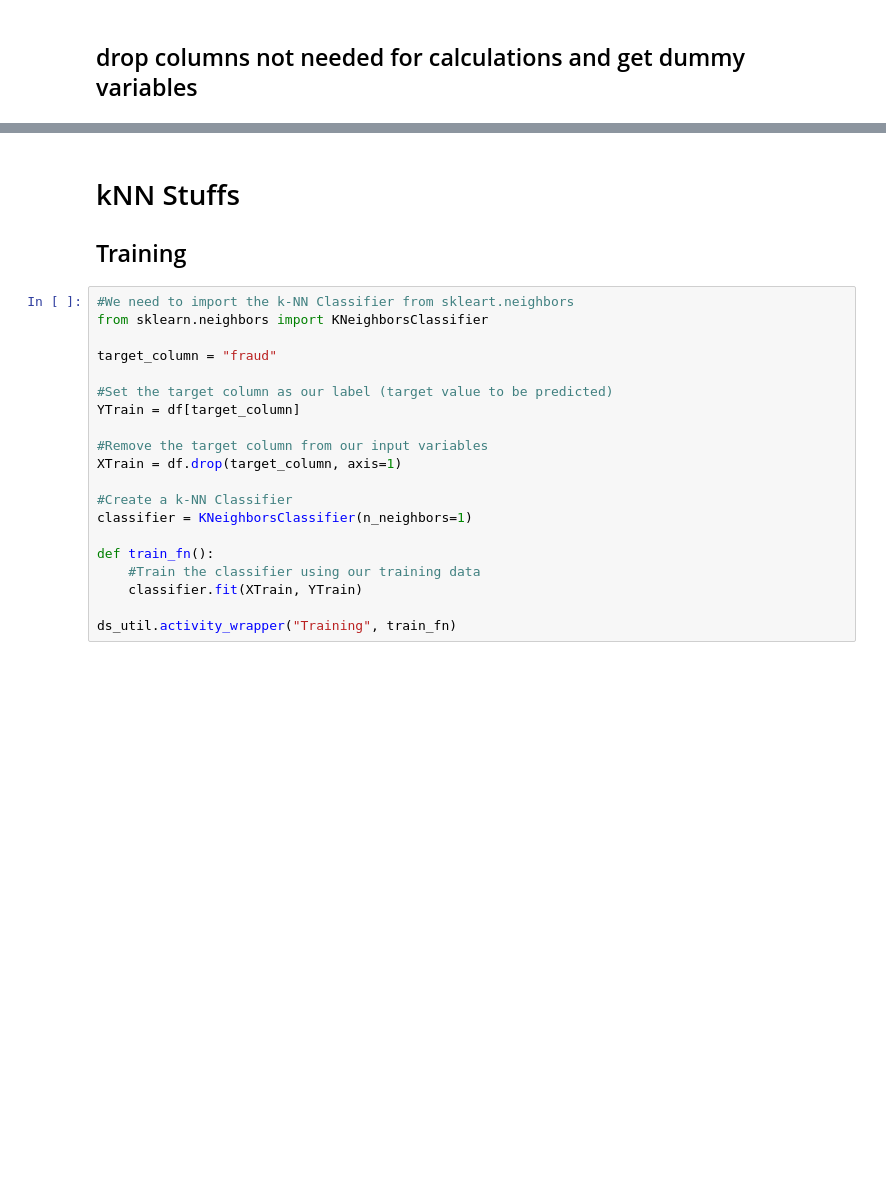
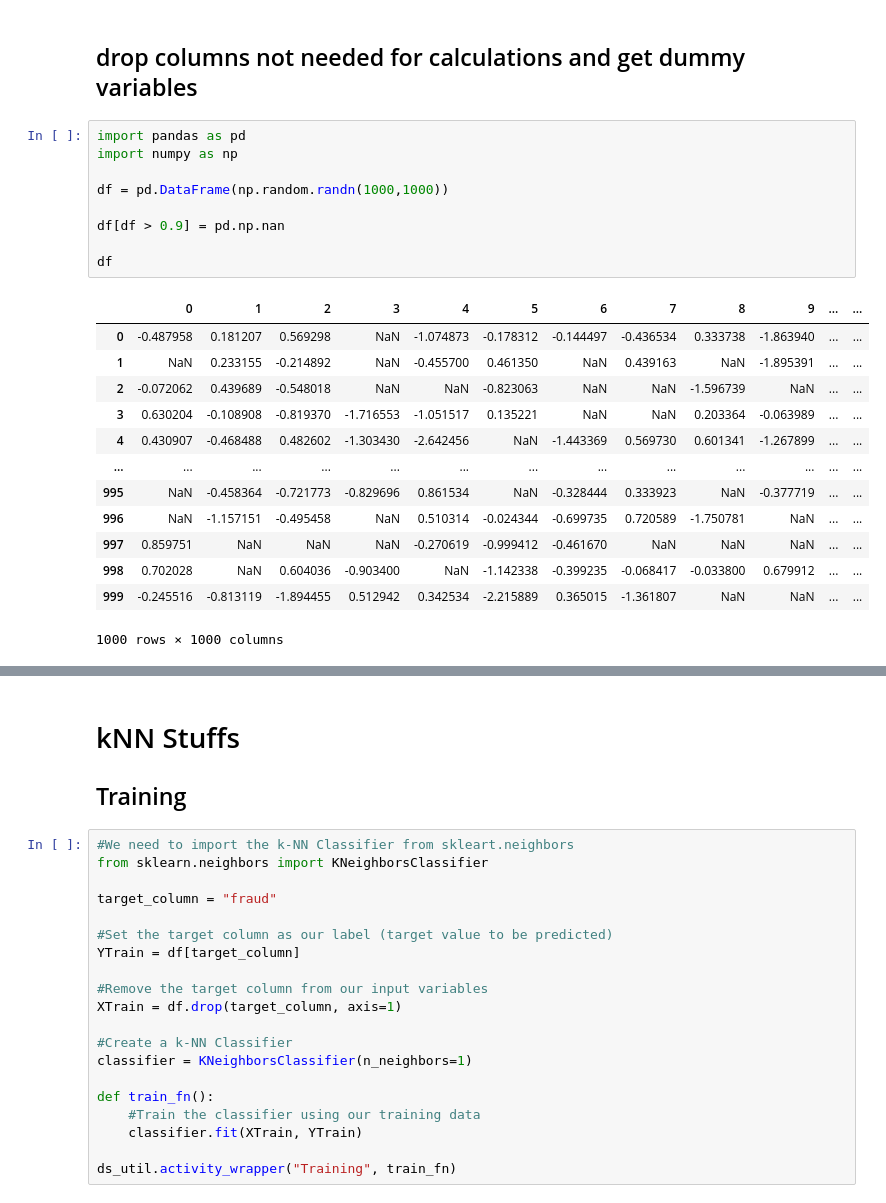
Before and after one commit to haalcala/NYP-SDAI, a Jupyter notebook: ITI105/project/Fraud_detection_harold_knn.ipynb, the cells around one changed output, grey strips where cells are left out. Drawn from its saved outputs; the diff is of its cells as text; blank space fills up the shorter version.

```diff
--- a/ITI105/project/Fraud_detection_harold_knn.ipynb
+++ b/ITI105/project/Fraud_detection_harold_knn.ipynb
@@ -61,5 +61,28 @@ Name: fraud, dtype: int64
 # %% [markdown]
 ## drop columns not needed for calculations and get dummy variables
+# %%
+import pandas as pd
+import numpy as np
+
+df = pd.DataFrame(np.random.randn(1000,1000))
+
+df[df > 0.9] = pd.np.nan
+
+df
+# %% [output]
+|  | 0 | 1 | 2 | 3 | 4 | 5 | 6 | 7 | 8 | 9 | ... | ... |
+| 0 | -0.487958 | 0.181207 | 0.569298 | NaN | -1.074873 | -0.178312 | -0.144497 | -0.436534 | 0.333738 | -1.863940 | ... | ... |
+| 1 | NaN | 0.233155 | -0.214892 | NaN | -0.455700 | 0.461350 | NaN | 0.439163 | NaN | -1.895391 | ... | ... |
+| 2 | -0.072062 | 0.439689 | -0.548018 | NaN | NaN | -0.823063 | NaN | NaN | -1.596739 | NaN | ... | ... |
+| 3 | 0.630204 | -0.108908 | -0.819370 | -1.716553 | -1.051517 | 0.135221 | NaN | NaN | 0.203364 | -0.063989 | ... | ... |
+| 4 | 0.430907 | -0.468488 | 0.482602 | -1.303430 | -2.642456 | NaN | -1.443369 | 0.569730 | 0.601341 | -1.267899 | ... | ... |
+| ... | ... | ... | ... | ... | ... | ... | ... | ... | ... | ... | ... | ... |
+| 995 | NaN | -0.458364 | -0.721773 | -0.829696 | 0.861534 | NaN | -0.328444 | 0.333923 | NaN | -0.377719 | ... | ... |
+| 996 | NaN | -1.157151 | -0.495458 | NaN | 0.510314 | -0.024344 | -0.699735 | 0.720589 | -1.750781 | NaN | ... | ... |
+| 997 | 0.859751 | NaN | NaN | NaN | -0.270619 | -0.999412 | -0.461670 | NaN | NaN | NaN | ... | ... |
+| 998 | 0.702028 | NaN | 0.604036 | -0.903400 | NaN | -1.142338 | -0.399235 | -0.068417 | -0.033800 | 0.679912 | ... | ... |
+| 999 | -0.245516 | -0.813119 | -1.894455 | 0.512942 | 0.342534 | -2.215889 | 0.365015 | -1.361807 | NaN | NaN | ... | ... |
+1000 rows × 1000 columns
 # %%
 ds_util.drop_columns(["customer", "zipMerchant", "zipcodeOri"])
 
```
Also changed, not shown: parts of 4 cells of this notebook, 1 other file.
